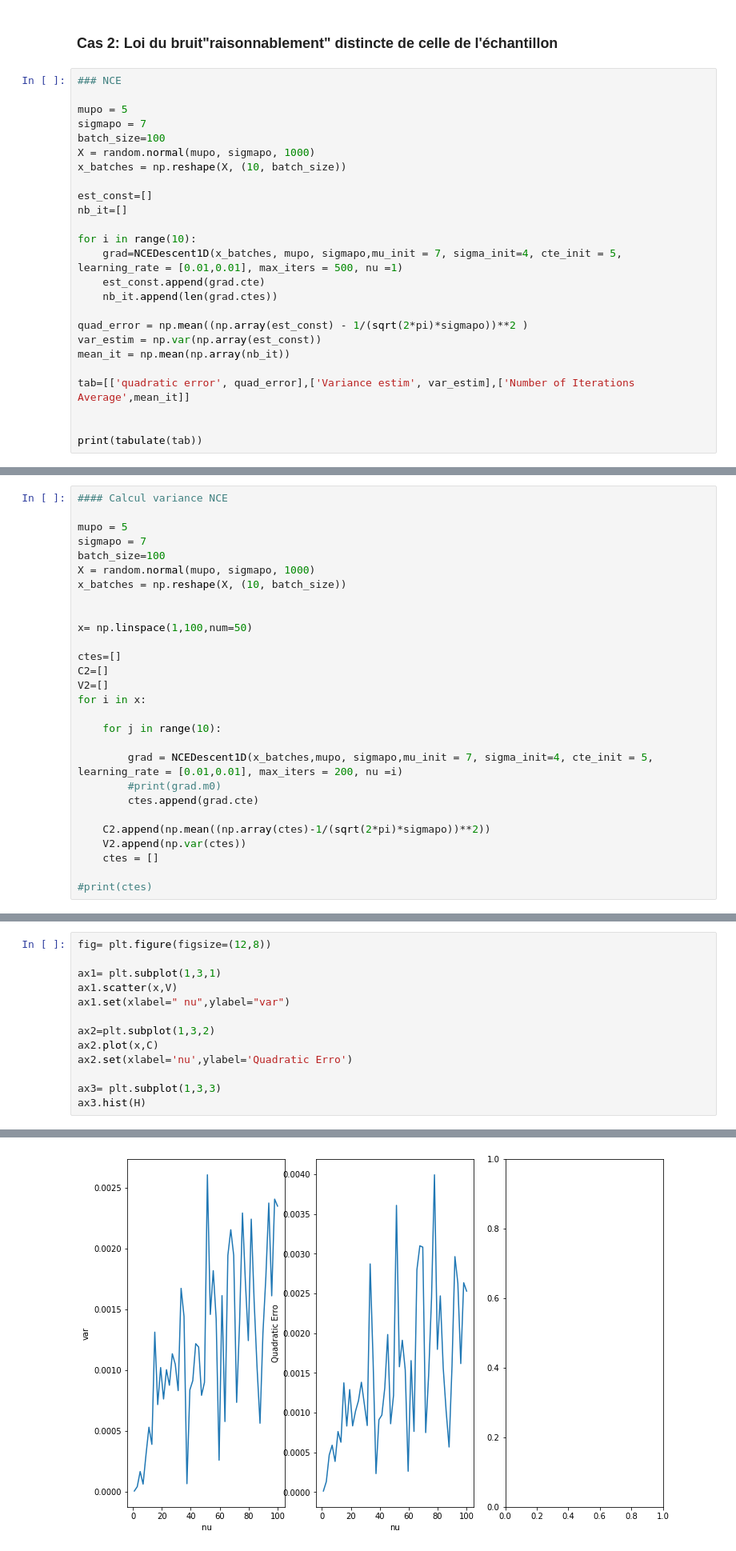
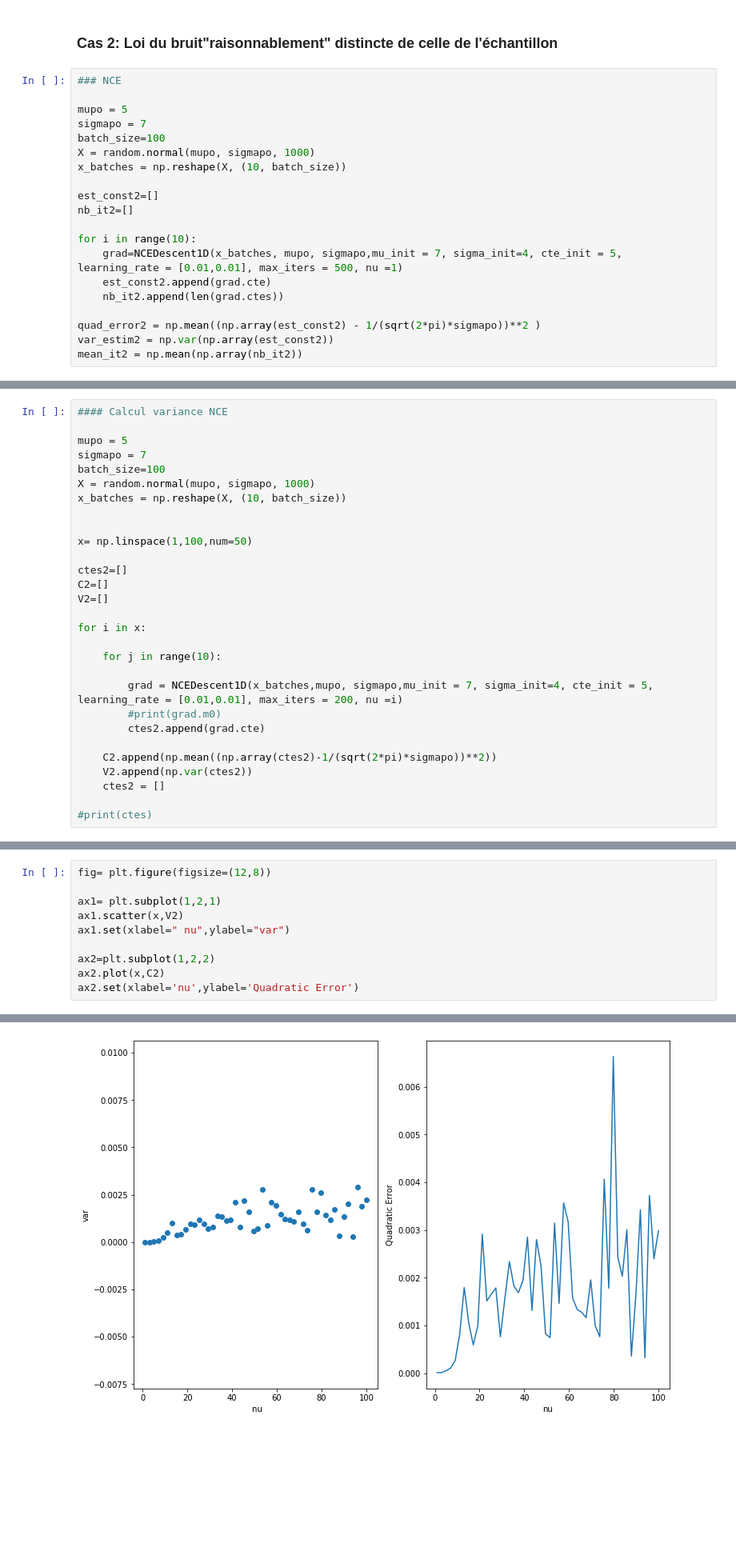
Before and after one commit to alakachr/NCE_GAN, a Jupyter notebook: NCE_GAN.ipynb, the cells around one changed output, grey strips where cells are left out. Shown: that part at 80% size. Cells and saved outputs as stored; diff of their text form; blank space fills up the shorter version.

```diff
--- a/NCE_GAN.ipynb
+++ b/NCE_GAN.ipynb
@@ -120,19 +119,14 @@ batch_size=100
 X = random.normal(mupo, sigmapo, 1000)
 x_batches = np.reshape(X, (10, batch_size))
 
-est_const=[]
-nb_it=[]
+est_const2=[]
+nb_it2=[]
 
 for i in range(10):
     grad=NCEDescent1D(x_batches, mupo, sigmapo,mu_init = 7, sigma_init=4, cte_init = 5, learning_rate = [0.01,0.01], max_iters = 500, nu =1)
-    est_const.append(grad.cte)
-    nb_it.append(len(grad.ctes))
+    est_const2.append(grad.cte)
+    nb_it2.append(len(grad.ctes))
 
-quad_error = np.mean((np.array(est_const) - 1/(sqrt(2*pi)*sigmapo))**2 )
-var_estim = np.var(np.array(est_const))
-mean_it = np.mean(np.array(nb_it))
-
-tab=[['quadratic error', quad_error],['Variance estim', var_estim],['Number of Iterations Average',mean_it]]
-
-
-print(tabulate(tab))
+quad_error2 = np.mean((np.array(est_const2) - 1/(sqrt(2*pi)*sigmapo))**2 )
+var_estim2 = np.var(np.array(est_const2))
+mean_it2 = np.mean(np.array(nb_it2))
@@ -154,20 +155,21 @@ x_batches = np.reshape(X, (10, batch_size))
 
 x= np.linspace(1,100,num=50)
 
-ctes=[]
+ctes2=[]
 C2=[]
 V2=[]
+
 for i in x:
 
     for j in range(10):
 
         grad = NCEDescent1D(x_batches,mupo, sigmapo,mu_init = 7, sigma_init=4, cte_init = 5, learning_rate = [0.01,0.01], max_iters = 200, nu =i)
         #print(grad.m0)
-        ctes.append(grad.cte)
+        ctes2.append(grad.cte)
 
-    C2.append(np.mean((np.array(ctes)-1/(sqrt(2*pi)*sigmapo))**2))
-    V2.append(np.var(ctes))
-    ctes = []
+    C2.append(np.mean((np.array(ctes2)-1/(sqrt(2*pi)*sigmapo))**2))
+    V2.append(np.var(ctes2))
+    ctes2 = []
 
 #print(ctes)
 # %%
@@ -187,14 +198,11 @@ for i in range (50):
 # %%
 fig= plt.figure(figsize=(12,8))
 
-ax1= plt.subplot(1,3,1)
-ax1.scatter(x,V)
+ax1= plt.subplot(1,2,1)
+ax1.scatter(x,V2)
 ax1.set(xlabel=" nu",ylabel="var")
 
-ax2=plt.subplot(1,3,2)
-ax2.plot(x,C)
-ax2.set(xlabel='nu',ylabel='Quadratic Erro')
-
-ax3= plt.subplot(1,3,3)
-ax3.hist(H)
+ax2=plt.subplot(1,2,2)
+ax2.plot(x,C2)
+ax2.set(xlabel='nu',ylabel='Quadratic Error')
 # %% [output]
@@ -202 +210 @@ NameError: name 'H' is not defined
-[figure, old version]
+[figure, new version]
```
Also changed, not shown: parts of 35 cells of this notebook, 1 other file.
